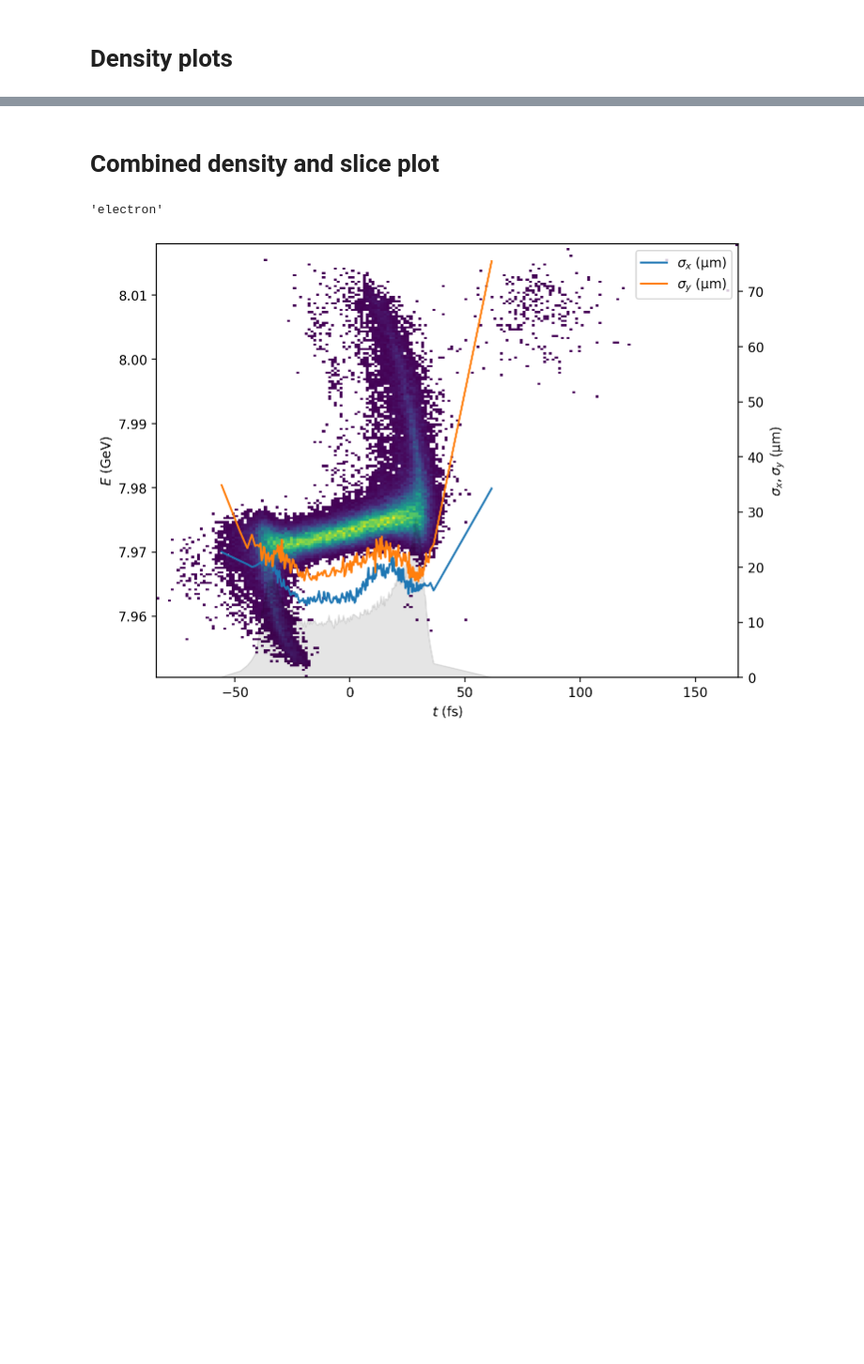
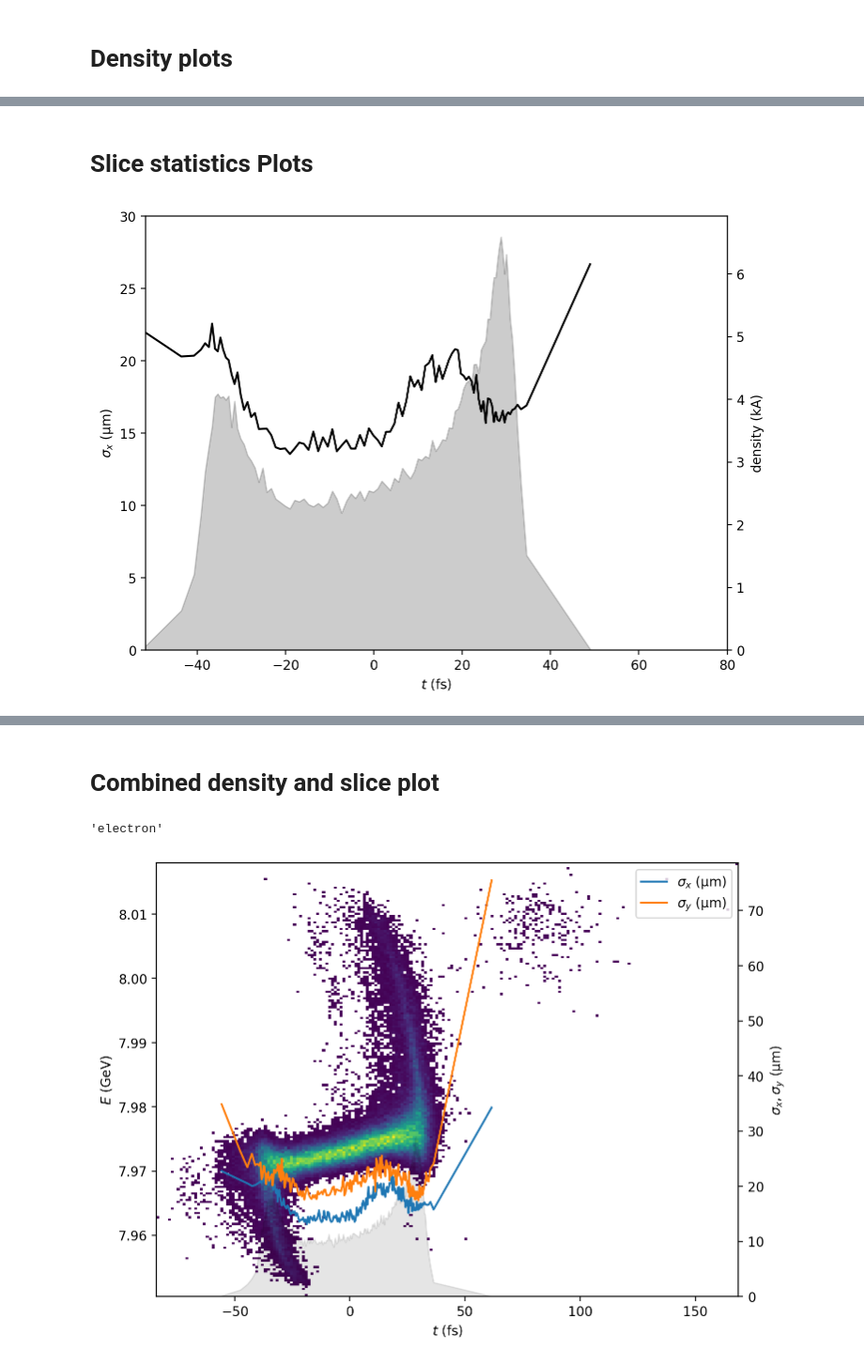
Before and after one commit to ChristopherMayes/openPMD-beamphysics, a Jupyter notebook: examples/plot_examples/plot_examples.ipynb, the cells around one changed output, grey strips where cells are left out. Shown at 94% size. Drawn from its saved outputs; the diff is of its cells as text; code cells hidden in the pictures; blank space fills up the shorter version.

```diff
--- a/examples/plot_examples/plot_examples.ipynb
+++ b/examples/plot_examples/plot_examples.ipynb
@@ -77,0 +39,7 @@ slice_plot(P, 'min_x', slice_key='x');
+# %% [markdown]
+# Slice statistics Plots
+# %%
+P.t = P.t - P['mean_t']
+P.slice_plot('sigma_x', xlim=(None, 80e-15), ylim=(0, 30e-6))
+# %% [output]
+[figure, added]
```
Also changed, not shown: parts of 13 cells of this notebook, 21 other files.
